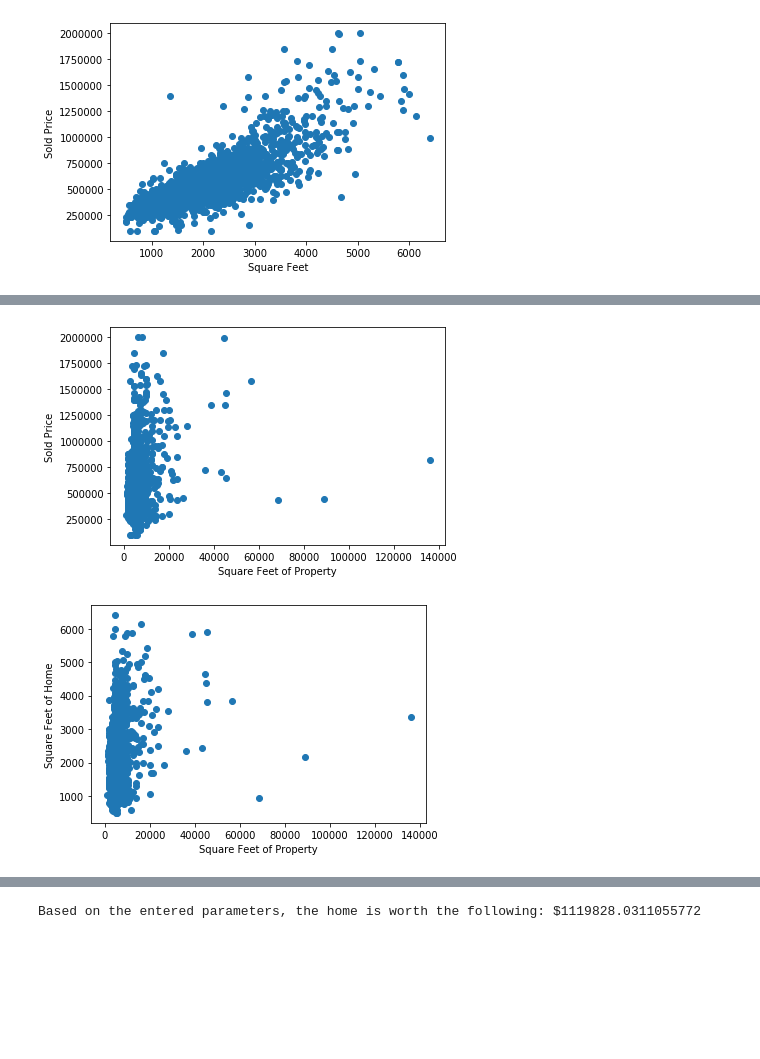
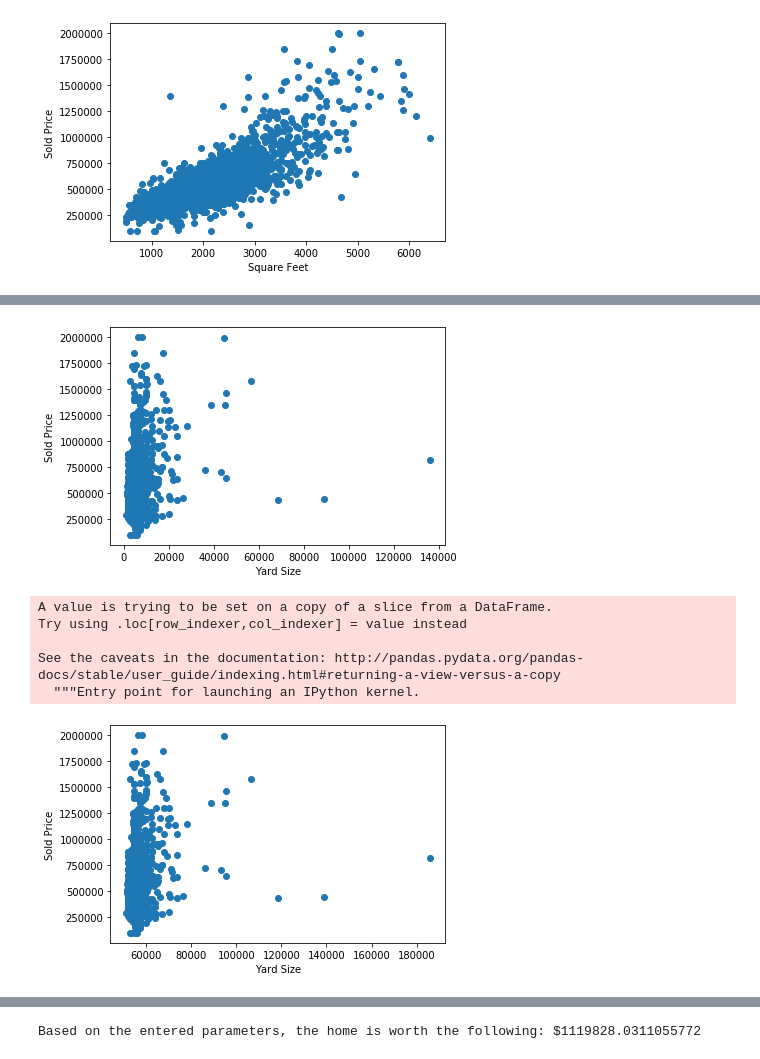
Before and after one commit to bloy86/Portland_Home_Price_Prediction, a Jupyter notebook: Bryan/Porcelain_Throne_Price?.ipynb, the cells around one changed output, grey strips where cells are left out. Saved outputs shown, nothing was run; the diff lists cells and outputs as text; code cells hidden in the pictures; blank space fills up the shorter version.

Commit message:
created new prediction variables

```diff
--- a/Bryan/Porcelain_Throne_Price?.ipynb
+++ b/Bryan/Porcelain_Throne_Price?.ipynb
@@ -213,0 +207,7 @@ See the caveats in the documentation: http://pandas.pydata.org/pandas-docs/stabl
+# %%
+#Created another centrality variable based on coordinates of largest employer (OHSU)
+ohsu_lat_calc = (45.499207773346-(filtered_df['LATITUDE']))
+ohsu_lon_calc = (-122.68587113472-(filtered_df['LONGITUDE']))
+filtered_df['OHSU_LAT_CALC'] = ohsu_lat_calc.abs()
+filtered_df['OHSU_LON_CALC'] = ohsu_lon_calc.abs()
+filtered_df['OHSU_CENTRALITY'] = (filtered_df['OHSU_LAT_CALC']+filtered_df['OHSU_LON_CALC'])
@@ -213,0 +248,7 @@ See the caveats in the documentation: http://pandas.pydata.org/pandas-docs/stabl
+# %%
+#Another centrality variable based on Pittock mansion (a point in the largest city park)
+pit_lat_calc = (45.5252-(filtered_df['LATITUDE']))
+pit_lon_calc = (-122.7163-(filtered_df['LONGITUDE']))
+filtered_df['PIT_LAT_CALC'] = pit_lat_calc.abs()
+filtered_df['PIT_LON_CALC'] = pit_lon_calc.abs()
+filtered_df['PIT_CENTRALITY'] = (filtered_df['PIT_LAT_CALC']+filtered_df['PIT_LON_CALC'])
@@ -249,3 +303,6 @@ plt.ylabel("Square Feet")
 plt.show()
 # %% [output]
 [figure]
+# %%
+filtered_df["SPLIT_ADDRESS"] = filtered_df["ADDRESS"]
+filtered_df.head()
@@ -251,0 +311,11 @@ plt.show()
+# %%
+#Splitting address to create a "side street" variable.
+filtered_df = filtered_df["ADDRESS"].str.split(" ", n = 3, expand = True)
+
+# making separate columns from new data frame
+filtered_df["House Number"]= filtered_df[0]
+filtered_df["Quadrant"]= filtered_df[1]
+filtered_df["Road Name"]= filtered_df[2]
+filtered_df["Road Type"]= filtered_df[3]
+
+filtered_df.head()
@@ -270,21 +353,27 @@ plt.show()
 # %%
-landsize = filtered_df['LOT SIZE']
+yard = filtered_df['LOT SIZE']
 cost = filtered_df['PRICE']
-plt.scatter(landsize, cost)
-plt.xlabel("Square Feet of Property")
+plt.scatter(yard, cost)
+plt.xlabel("Yard Size")
 plt.ylabel("Sold Price")
 plt.show()
 # %% [output]
-[figure, old version]
+[figure, new version]
 # %%
-landsize = filtered_df['LOT SIZE']
-size = filtered_df['SQUARE FEET']
-plt.scatter(landsize, size)
-plt.xlabel("Square Feet of Property")
-plt.ylabel("Square Feet of Home")
+filtered_df['YARD_TRANSFORM'] = (filtered_df['LOT SIZE']+50000)
+yard_stretch = filtered_df['YARD_TRANSFORM']
+cost = filtered_df['PRICE']
+plt.scatter(yard_stretch, cost)
+plt.xlabel("Yard Size")
+plt.ylabel("Sold Price")
 plt.show()
 # %% [output]
+A value is trying to be set on a copy of a slice from a DataFrame.
+Try using .loc[row_indexer,col_indexer] = value instead
+
+See the caveats in the documentation: http://pandas.pydata.org/pandas-docs/stable/user_guide/indexing.html#returning-a-view-versus-a-copy
+  """Entry point for launching an IPython kernel.
-[figure, old version]
+[figure, new version]
 # %%
 birthday = filtered_df['YEAR BUILT']
 cost = filtered_df['PRICE']
```
Also changed, not shown: parts of 43 cells of this notebook, 1 other file.
